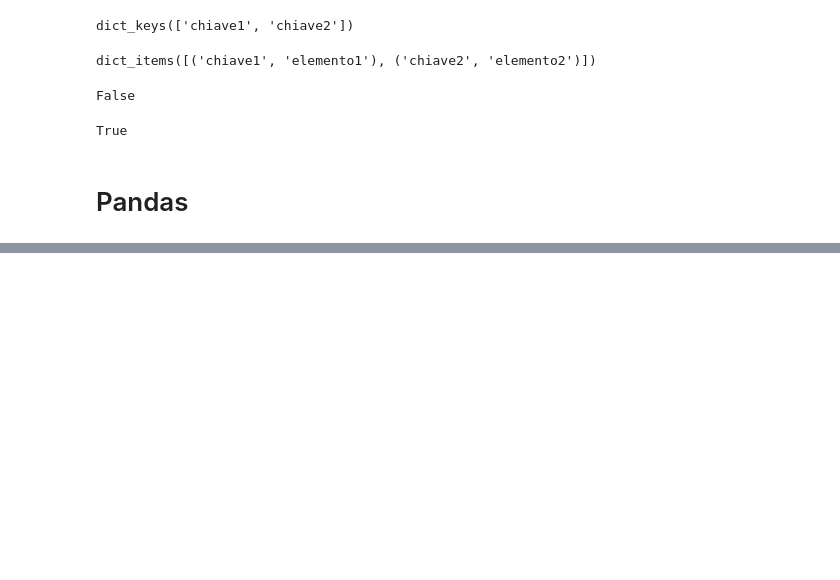
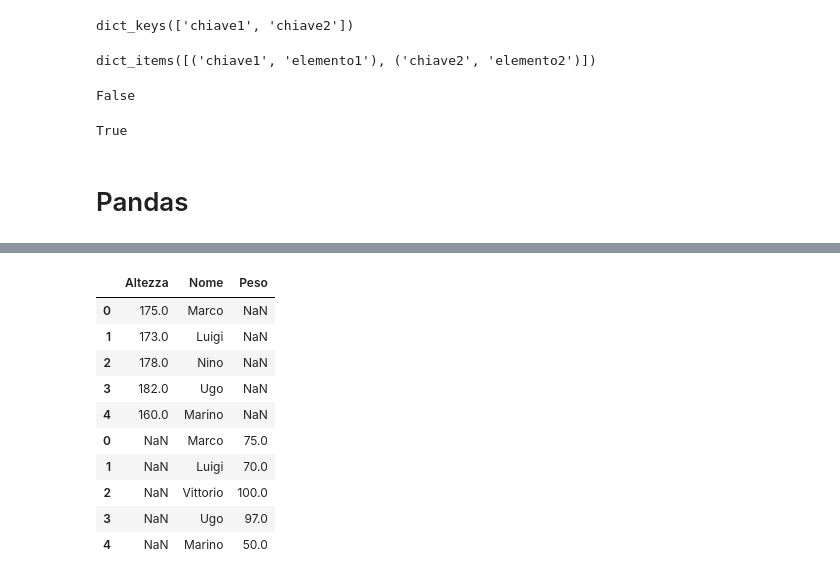
Before and after one commit to scarsellifi/open-notebook-science, a Jupyter notebook: Python e Pandas - Operazioni base.ipynb, the cells around one changed output, grey strips where cells are left out. Saved outputs shown, nothing was run; the diff lists cells and outputs as text; code cells hidden in the pictures; blank space fills up the shorter version.

```diff
--- a/Python e Pandas - Operazioni base.ipynb
+++ b/Python e Pandas - Operazioni base.ipynb
@@ -511,0 +580,18 @@ df
+# %%
+altezze = pd.DataFrame({'Nome':["Marco","Luigi","Nino","Ugo", "Marino" ],'Altezza':[175,173,178,182,160]})
+pesi = pd.DataFrame({'Nome':["Marco","Luigi","Vittorio","Ugo", "Marino" ],'Peso':[75,70,100,97,50]})
+# %%
+#concatenazione verticale
+pd.concat([altezze, pesi])
+# %% [output]
+|  | Altezza | Nome | Peso |
+| 0 | 175.0 | Marco | NaN |
+| 1 | 173.0 | Luigi | NaN |
+| 2 | 178.0 | Nino | NaN |
+| 3 | 182.0 | Ugo | NaN |
+| 4 | 160.0 | Marino | NaN |
+| 0 | NaN | Marco | 75.0 |
+| 1 | NaN | Luigi | 70.0 |
+| 2 | NaN | Vittorio | 100.0 |
+| 3 | NaN | Ugo | 97.0 |
+| 4 | NaN | Marino | 50.0 |
```
Also changed, not shown: parts of 27 cells of this notebook.
